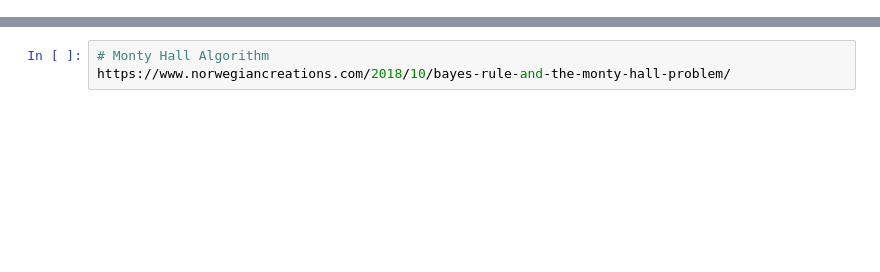
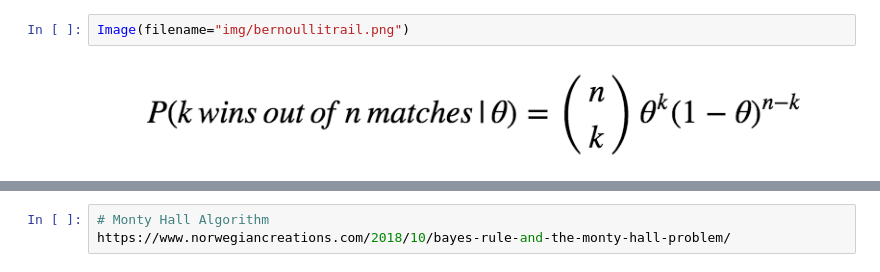
Before and after one commit to RageJohnny/algo_seminararbeit, a Jupyter notebook: Bayes-Universe.ipynb, the cells around one changed output, grey strips where cells are left out. Drawn from its saved outputs; the diff is of its cells as text; blank space fills up the shorter version.

```diff
--- a/Bayes-Universe.ipynb
+++ b/Bayes-Universe.ipynb
@@ -119,0 +117,4 @@ http://jakevdp.github.io/blog/2014/03/11/frequentism-and-bayesianism-a-practical
+# %%
+Image(filename="img/bernoullitrail.png")
+# %% [output]
+[figure, added]
```
Also changed, not shown: parts of 56 cells of this notebook, 28 other files.
